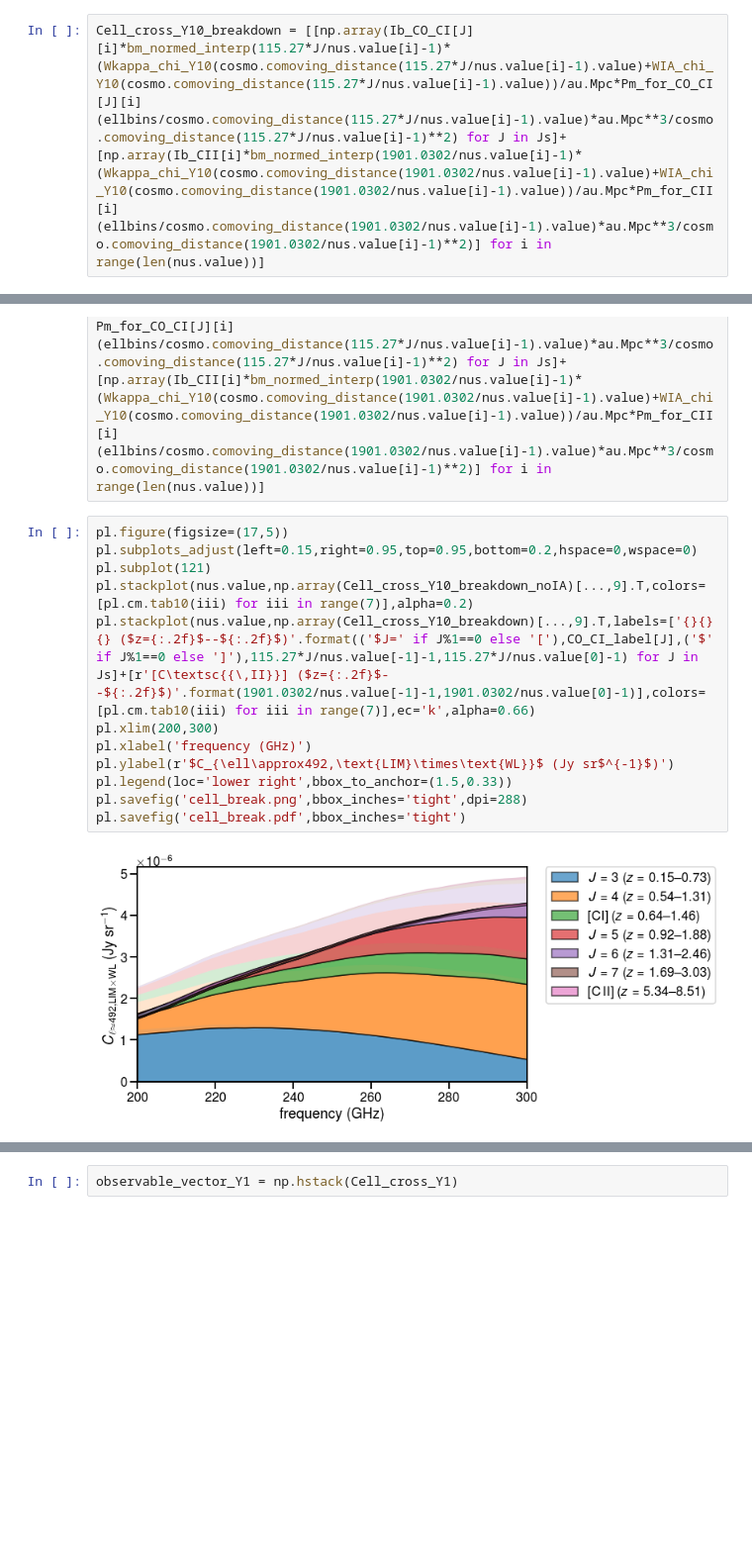
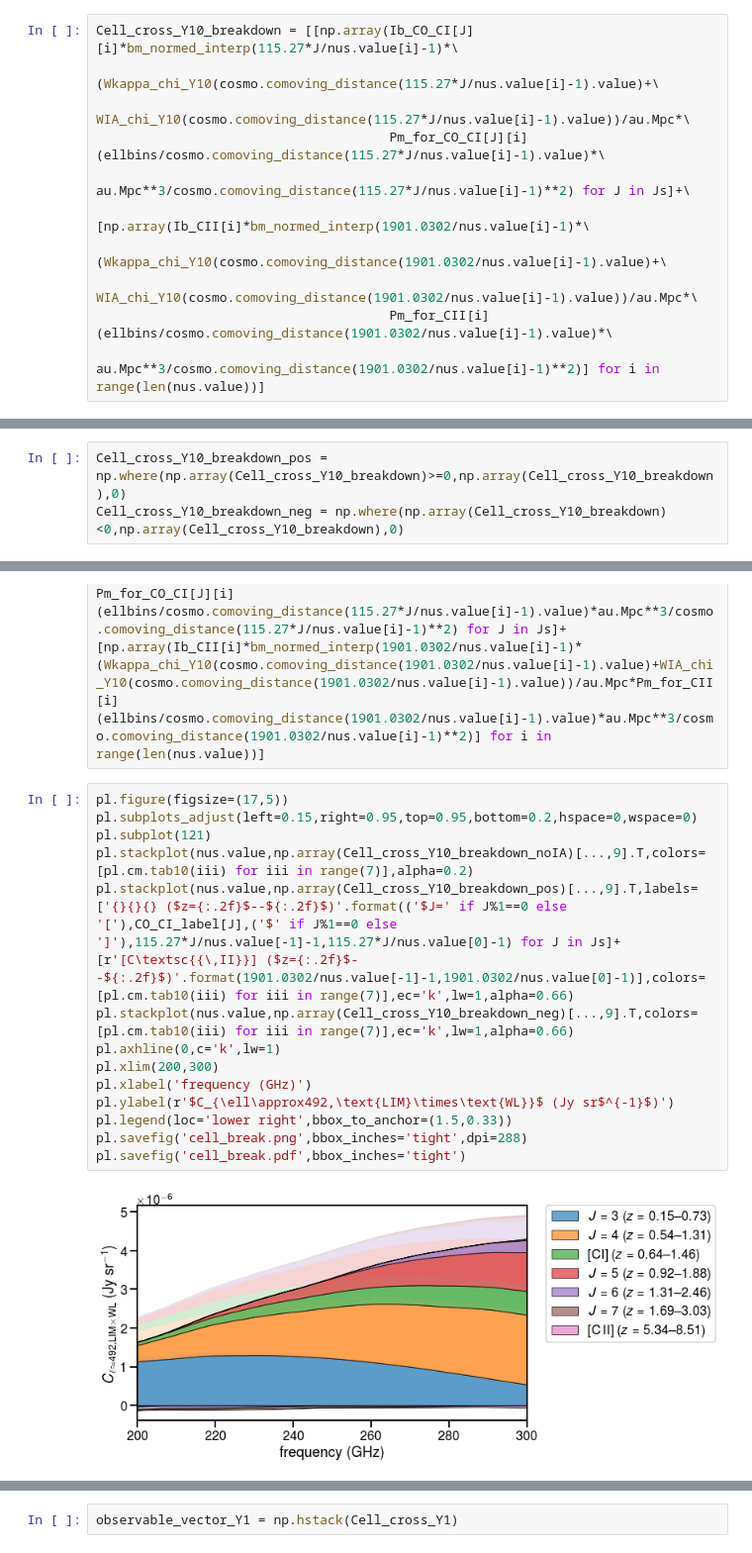
Before and after one commit to dongwooc/lim-lensing-predictions, a Jupyter notebook: code.ipynb, the cells around one changed output, grey strips where cells are left out. Shown at 99% size. Saved outputs shown, nothing was run; the diff lists cells and outputs as text; blank space fills up the shorter version.

```diff
--- a/code.ipynb
+++ b/code.ipynb
@@ -503,7 +513,16 @@ pl.semilogy(nus.value,[(np.sum(Cell_cross_Y10[i]**2/covar_perchannel_CplusS3_Y10
 # %% [markdown]
 How does this signal break down by the way? Let's consider $C_{\ell\approx500}$.
 # %%
-Cell_cross_Y10_breakdown = [[np.array(Ib_CO_CI[J][i]*bm_normed_interp(115.27*J/nus.value[i]-1)*(Wkappa_chi_Y10(cosmo.comoving_distance(115.27*J/nus.value[i]-1).value)+WIA_chi_Y10(cosmo.comoving_distance(115.27*J/nus.value[i]-1).value))/au.Mpc*Pm_for_CO_CI[J][i](ellbins/cosmo.comoving_distance(115.27*J/nus.value[i]-1).value)*au.Mpc**3/cosmo.comoving_distance(115.27*J/nus.value[i]-1)**2) for J in Js]+[np.array(Ib_CII[i]*bm_normed_interp(1901.0302/nus.value[i]-1)*(Wkappa_chi_Y10(cosmo.comoving_distance(1901.0302/nus.value[i]-1).value)+WIA_chi_Y10(cosmo.comoving_distance(1901.0302/nus.value[i]-1).value))/au.Mpc*Pm_for_CII[i](ellbins/cosmo.comoving_distance(1901.0302/nus.value[i]-1).value)*au.Mpc**3/cosmo.comoving_distance(1901.0302/nus.value[i]-1)**2)] for i in range(len(nus.value))]
+Cell_cross_Y10_breakdown = [[np.array(Ib_CO_CI[J][i]*bm_normed_interp(115.27*J/nus.value[i]-1)*\
+                                      (Wkappa_chi_Y10(cosmo.comoving_distance(115.27*J/nus.value[i]-1).value)+\
+                                       WIA_chi_Y10(cosmo.comoving_distance(115.27*J/nus.value[i]-1).value))/au.Mpc*\
+                                      Pm_for_CO_CI[J][i](ellbins/cosmo.comoving_distance(115.27*J/nus.value[i]-1).value)*\
+                                      au.Mpc**3/cosmo.comoving_distance(115.27*J/nus.value[i]-1)**2) for J in Js]+\
+                            [np.array(Ib_CII[i]*bm_normed_interp(1901.0302/nus.value[i]-1)*\
+                                      (Wkappa_chi_Y10(cosmo.comoving_distance(1901.0302/nus.value[i]-1).value)+\
+                                       WIA_chi_Y10(cosmo.comoving_distance(1901.0302/nus.value[i]-1).value))/au.Mpc*\
+                                      Pm_for_CII[i](ellbins/cosmo.comoving_distance(1901.0302/nus.value[i]-1).value)*\
+                                      au.Mpc**3/cosmo.comoving_distance(1901.0302/nus.value[i]-1)**2)] for i in range(len(nus.value))]
 # %%
 ellbins[9]
 # %% [output]
@@ -517,0 +568,3 @@ pl.legend(loc='lower right',bbox_to_anchor=(1.75,0))
+# %%
+Cell_cross_Y10_breakdown_pos = np.where(np.array(Cell_cross_Y10_breakdown)>=0,np.array(Cell_cross_Y10_breakdown),0)
+Cell_cross_Y10_breakdown_neg = np.where(np.array(Cell_cross_Y10_breakdown)<0,np.array(Cell_cross_Y10_breakdown),0)
@@ -520,14 +585,16 @@ Cell_cross_Y10_breakdown_noIA = [[np.array(Ib_CO_CI[J][i]*bm_normed_interp(115.2
 # %%
 pl.figure(figsize=(17,5))
 pl.subplots_adjust(left=0.15,right=0.95,top=0.95,bottom=0.2,hspace=0,wspace=0)
 pl.subplot(121)
 pl.stackplot(nus.value,np.array(Cell_cross_Y10_breakdown_noIA)[...,9].T,colors=[pl.cm.tab10(iii) for iii in range(7)],alpha=0.2)
-pl.stackplot(nus.value,np.array(Cell_cross_Y10_breakdown)[...,9].T,labels=['{}{}{} ($z={:.2f}$--${:.2f}$)'.format(('$J=' if J%1==0 else '['),CO_CI_label[J],('$' if J%1==0 else ']'),115.27*J/nus.value[-1]-1,115.27*J/nus.value[0]-1) for J in Js]+[r'[C\textsc{{\,II}}] ($z={:.2f}$--${:.2f}$)'.format(1901.0302/nus.value[-1]-1,1901.0302/nus.value[0]-1)],colors=[pl.cm.tab10(iii) for iii in range(7)],ec='k',alpha=0.66)
+pl.stackplot(nus.value,np.array(Cell_cross_Y10_breakdown_pos)[...,9].T,labels=['{}{}{} ($z={:.2f}$--${:.2f}$)'.format(('$J=' if J%1==0 else '['),CO_CI_label[J],('$' if J%1==0 else ']'),115.27*J/nus.value[-1]-1,115.27*J/nus.value[0]-1) for J in Js]+[r'[C\textsc{{\,II}}] ($z={:.2f}$--${:.2f}$)'.format(1901.0302/nus.value[-1]-1,1901.0302/nus.value[0]-1)],colors=[pl.cm.tab10(iii) for iii in range(7)],ec='k',lw=1,alpha=0.66)
+pl.stackplot(nus.value,np.array(Cell_cross_Y10_breakdown_neg)[...,9].T,colors=[pl.cm.tab10(iii) for iii in range(7)],ec='k',lw=1,alpha=0.66)
+pl.axhline(0,c='k',lw=1)
 pl.xlim(200,300)
 pl.xlabel('frequency (GHz)')
 pl.ylabel(r'$C_{\ell\approx492,\text{LIM}\times\text{WL}}$ (Jy sr$^{-1}$)')
 pl.legend(loc='lower right',bbox_to_anchor=(1.5,0.33))
 pl.savefig('cell_break.png',bbox_inches='tight',dpi=288)
 pl.savefig('cell_break.pdf',bbox_inches='tight')
 # %% [output]
-[figure, old version]
+[figure, new version]
```
Also changed, not shown: parts of 220 cells of this notebook, 13 other files.
